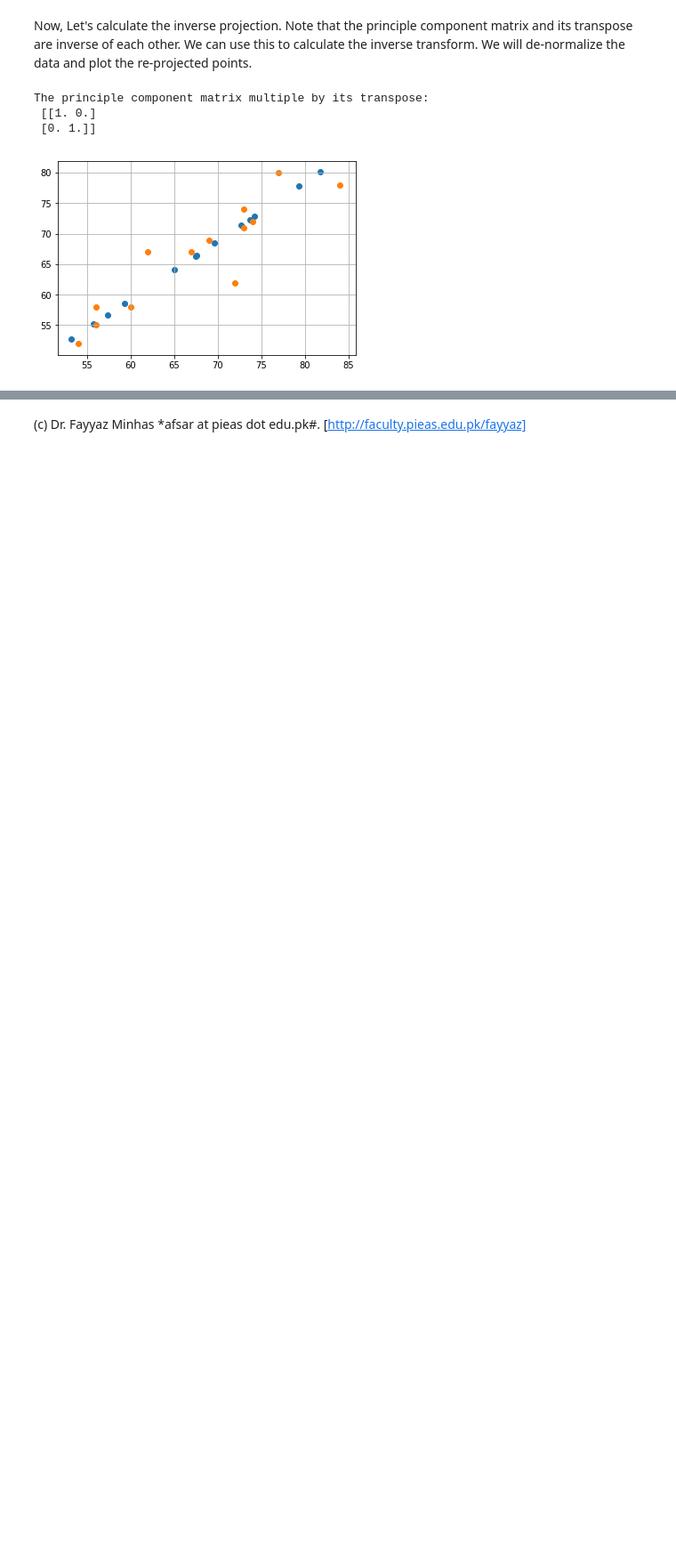
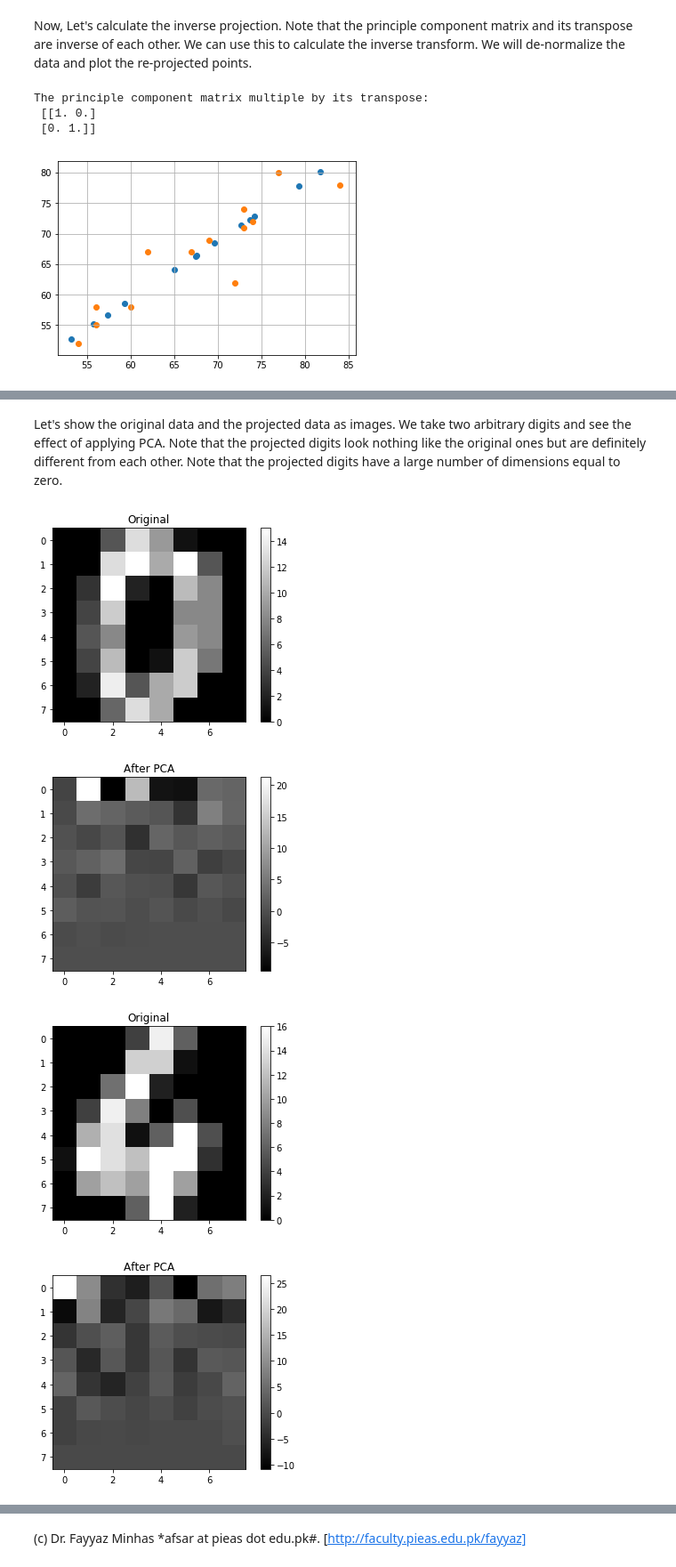
Before and after one commit to foxtrotmike/PCA-Tutorial, a Jupyter notebook: pcat.ipynb, the cells around one changed output, grey strips where cells are left out. Shown: that part at 89% size. Cells and saved outputs as stored; diff of their text form; code cells hidden in the pictures; blank space fills up the shorter version.

```diff
--- a/pcat.ipynb
+++ b/pcat.ipynb
@@ -193,0 +239,12 @@ Here is what you can do:
+# %% [markdown]
+Let's show the original data and the projected data as images. We take two arbitrary digits and see the effect of applying PCA. Note that the projected digits look nothing like the original ones but are definitely different from each other. Note that the projected digits have a large number of dimensions equal to zero.
+# %%
+plt.imshow(digits.data[0,:].reshape(8,8),cmap='gray'); plt.title('Original'); plt.colorbar(); plt.show()
+plt.imshow(projected[0,:].reshape(8,8),cmap='gray'); plt.title('After PCA');  plt.colorbar(); plt.show()
+plt.imshow(digits.data[900,:].reshape(8,8),cmap='gray'); plt.title('Original'); plt.colorbar(); plt.show()
+plt.imshow(projected[900,:].reshape(8,8),cmap='gray'); plt.title('After PCA');  plt.colorbar();plt.show()
+# %% [output]
+[figure, added]
+[figure, added]
+[figure, added]
+[figure, added]
```
Also changed, not shown: parts of 15 cells of this notebook.
